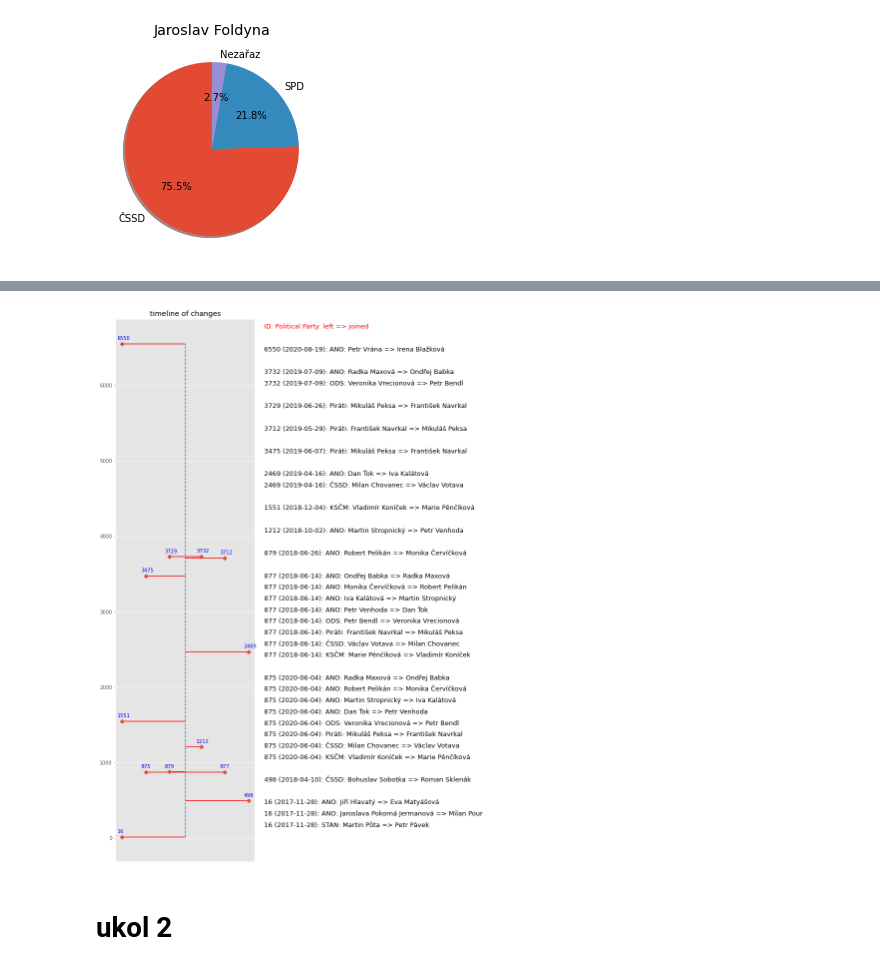
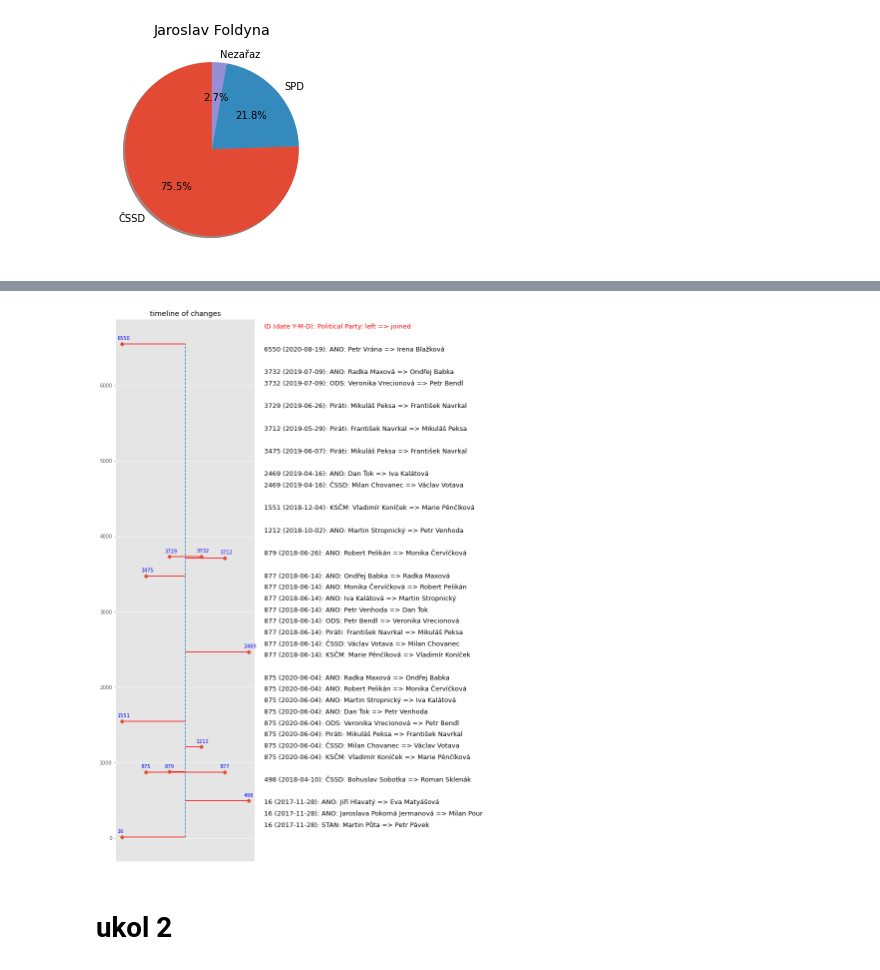
Before and after one commit to xuthang/bi-vzd, a Jupyter notebook: 01/homework_01_B201.ipynb, the cells around one changed output, grey strips where cells are left out. Drawn from its saved outputs; the diff is of its cells as text; code cells hidden in the pictures.

Commit message:
add text

```diff
--- a/01/homework_01_B201.ipynb
+++ b/01/homework_01_B201.ipynb
@@ -200,45 +209,45 @@ for datapoint in dataPoints:
 # %%
 y_arr =  np.array(list(tmpDataPoints.keys()))
+
 x_arr = np.tile([-4, 4, -2.5, 2.5, -1, 1],
                  int(np.ceil(len(y_arr)/6)))[:len(y_arr)]
 
 plt.figure(figsize=(5,20))
 
+#plot timeline
 plt.hlines(y_arr, 0, x_arr, color='red')  # Stems
 plt.plot(x_arr, y_arr, 'D')  # Stem ends
 plt.plot([0, 0], [y_arr.min(), y_arr.max()], '--')  # Middle bar
 
 #labels on graph
 for xcoord, ycoord in zip(x_arr, y_arr):
     plt.text(x=xcoord-0.3, y=ycoord + 50, s=str(ycoord), color='blue')
 
+#create text next to graph
+#-------------------------------------------------
 pos = np.max(y_arr) + 200
 offset = -150
 
-#plt.text(5, pos, 'ID (date Y-M-D): Political Party: left => joined', size=13, color='red')
-plt.text(5, pos, 'ID: Political Party: left => joined', size=13, color='red')
-
+plt.text(5, pos, 'ID (date Y-M-D): Political Party: left => joined', size=13, color='red')
 pos += offset*2
-
 
 for event in np.flip(y_arr):
     date = df[df['topicID'] == event]['votingDate'].iloc()[0]
     date = datetime.datetime.strftime(date, "%Y-%m-%d")
     for change in tmpDataPoints[event]:
         for left, joined in zip(change[1], change[2]):
             textString = str(event) + ' (' + date +  ')' + ': ' + change[0] + ': ' + left + ' => ' + joined
-            #textString = str(event) + ': ' + change[0] + ': ' + left + ' => ' + joined
-
             plt.text(5, pos, textString, size=13)
             pos += offset
     pos += offset
+#-------------------------------------------------
 
-plt.xticks([])
+plt.xticks([]) #hides xvalues
 plt.title('timeline of changes')
 
 plt.show()
 # %% [output]
-[figure, old version]
+[figure, new version]
 # %% [markdown]
 # ukol 2
 # %%
```
Also changed, not shown: parts of 11 cells of this notebook.
